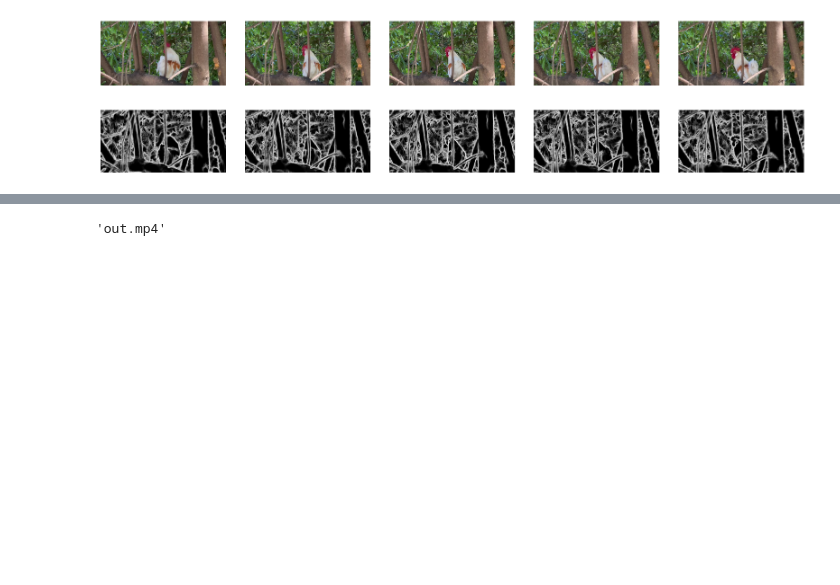
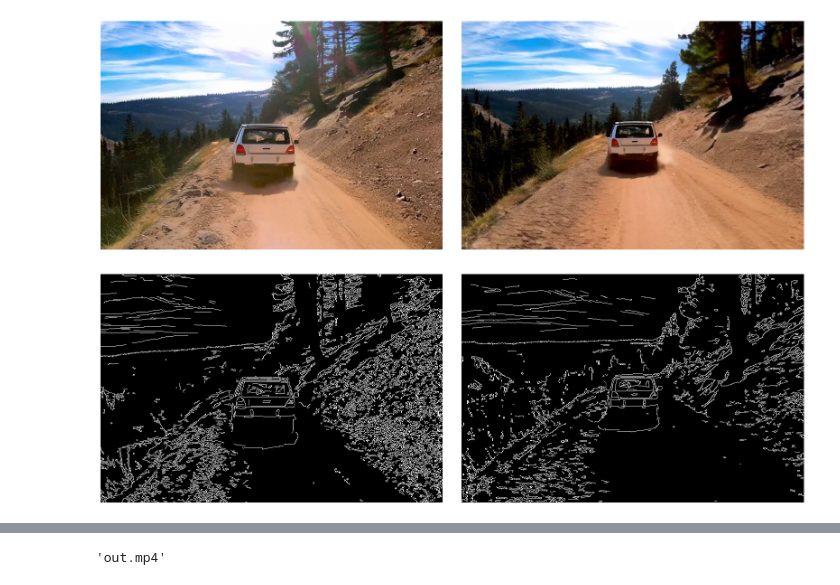
Before and after one commit to TheDenk/cogvideox-controlnet, a Jupyter notebook: inference/controlnet_inference.ipynb, the cells around one changed output, grey strips where cells are left out. Saved outputs shown, nothing was run; the diff lists cells and outputs as text; code cells hidden in the pictures; blank space fills up the shorter version.

```diff
--- a/inference/controlnet_inference.ipynb
+++ b/inference/controlnet_inference.ipynb
@@ -58,18 +58,18 @@ pipe = pipe.to(dtype=torch.float16, device='cuda')
 pipe.enable_model_cpu_offload()
 pipe.enable_sequential_cpu_offload()
 # %%
-controlnet_processor = HEDdetector.from_pretrained("lllyasviel/Annotators").to(device='cuda')
+controlnet_processor = CannyDetector()
 # %%
 num_frames = 49
-video_path = '../resources/cock.MOV'
+video_path = '../resources/car.mp4'
 video_frames = load_video(video_path)[:num_frames]
 controlnet_frames = [controlnet_processor(x) for x in video_frames]
 
 show_images(video_frames[::10], figsize=(16, 8))
 show_images(controlnet_frames[::10], figsize=(16, 8))
 # %% [output]
-[figure, old version]
+[figure, new version]
-[figure, old version]
+[figure, new version]
 # %%
 output = pipe(
     controlnet_frames=controlnet_frames,
```
Also changed, not shown: parts of 4 cells of this notebook, 2 other files.
